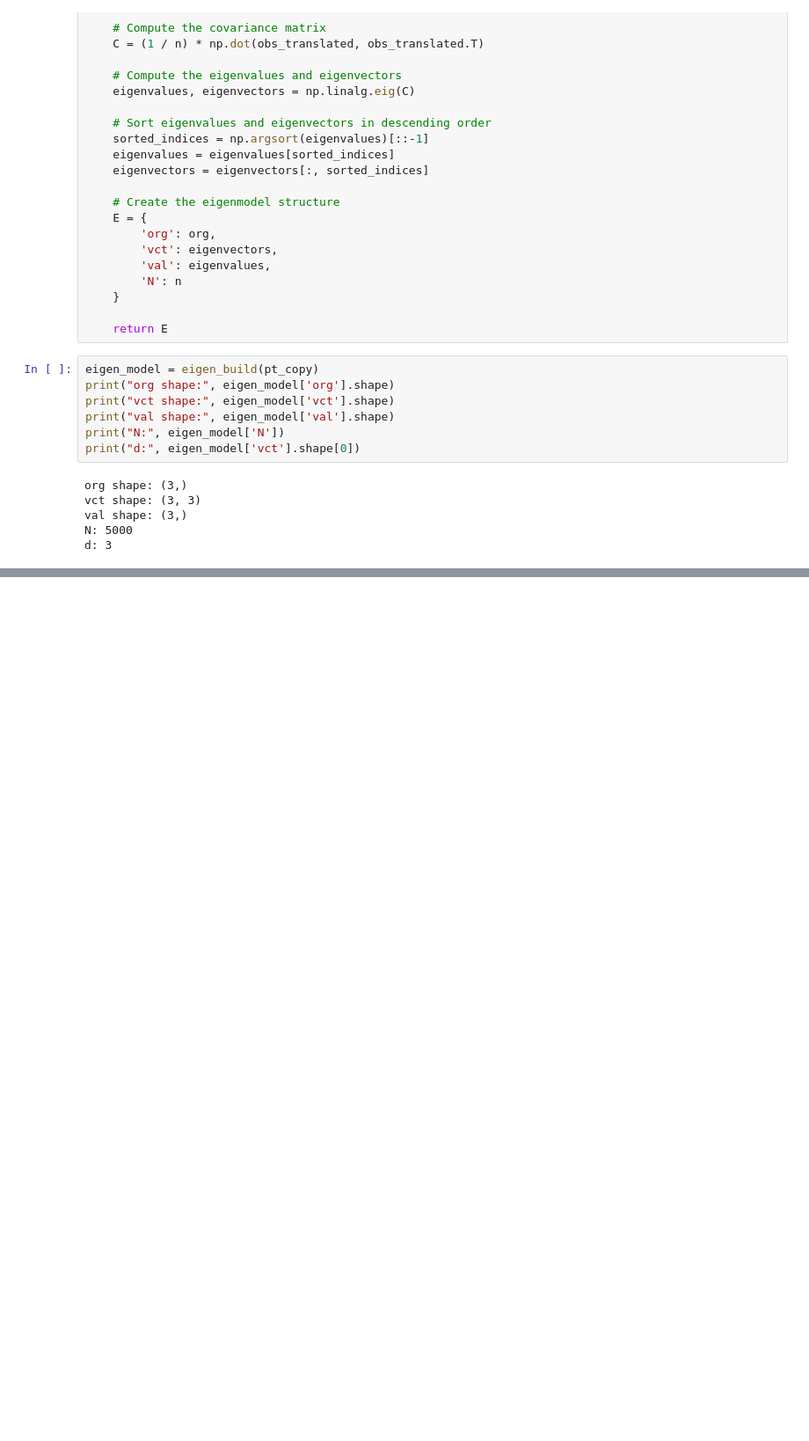
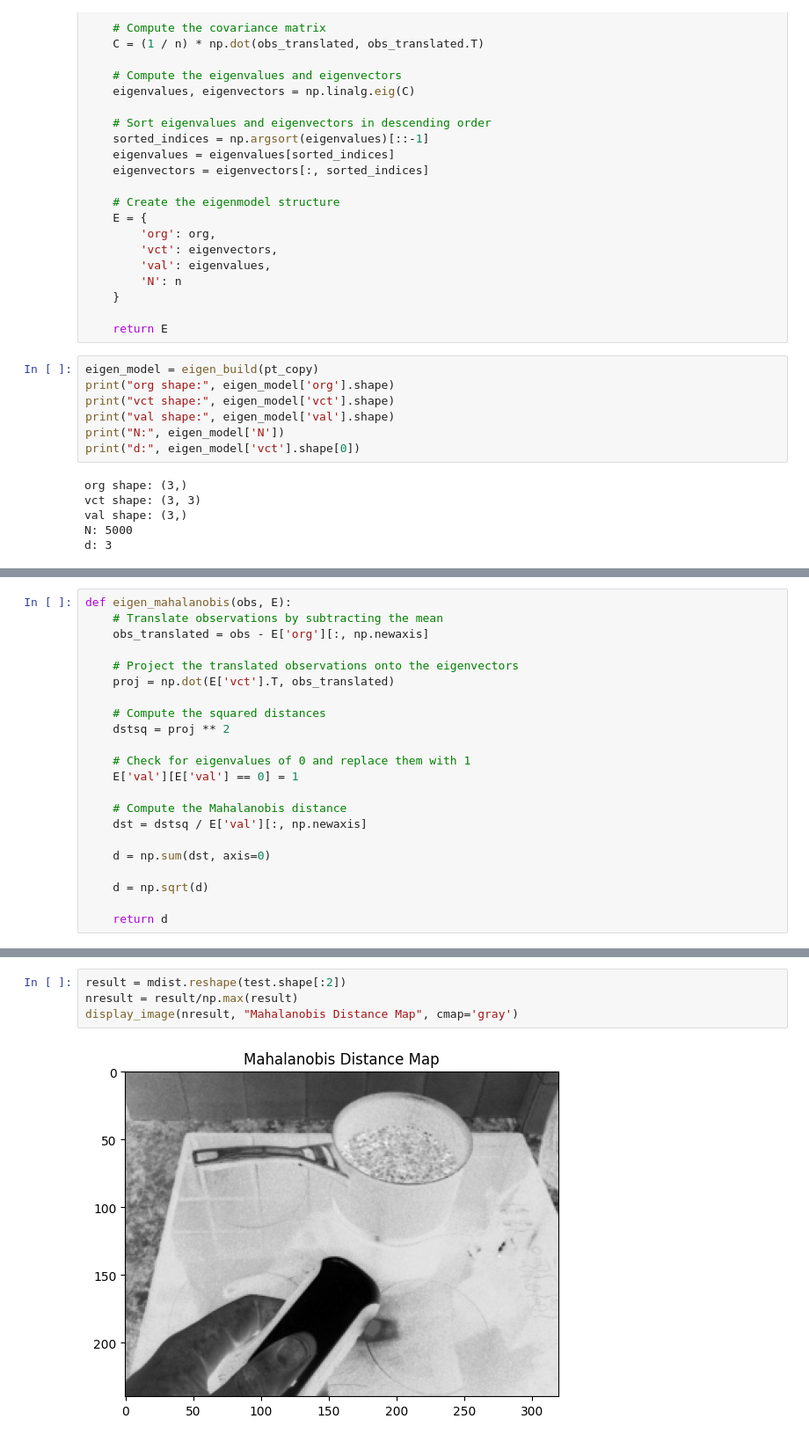
Before and after one commit to frankcholula/cvprlab, a Jupyter notebook: cvprlab_python/lab2/l2_pca.ipynb, the cells around one changed output, grey strips where cells are left out. Shown: that part at 88% size. Drawn from its saved outputs; the diff is of its cells as text; blank space fills up the shorter version.

```diff
--- a/cvprlab_python/lab2/l2_pca.ipynb
+++ b/cvprlab_python/lab2/l2_pca.ipynb
@@ -100,0 +147,22 @@ print(variance)
+# %%
+def eigen_mahalanobis(obs, E):
+    # Translate observations by subtracting the mean
+    obs_translated = obs - E['org'][:, np.newaxis]
+
+    # Project the translated observations onto the eigenvectors
+    proj = np.dot(E['vct'].T, obs_translated)
+
+    # Compute the squared distances
+    dstsq = proj ** 2
+
+    # Check for eigenvalues of 0 and replace them with 1
+    E['val'][E['val'] == 0] = 1
+
+    # Compute the Mahalanobis distance
+    dst = dstsq / E['val'][:, np.newaxis]
+
+    d = np.sum(dst, axis=0)
+
+    d = np.sqrt(d)
+
+    return d
@@ -100,0 +176,6 @@ print(variance)
+# %%
+result = mdist.reshape(test.shape[:2])
+nresult = result/np.max(result)
+display_image(nresult, "Mahalanobis Distance Map", cmap='gray')
+# %% [output]
+[figure, added]
```
Also changed, not shown: parts of 9 cells of this notebook.
